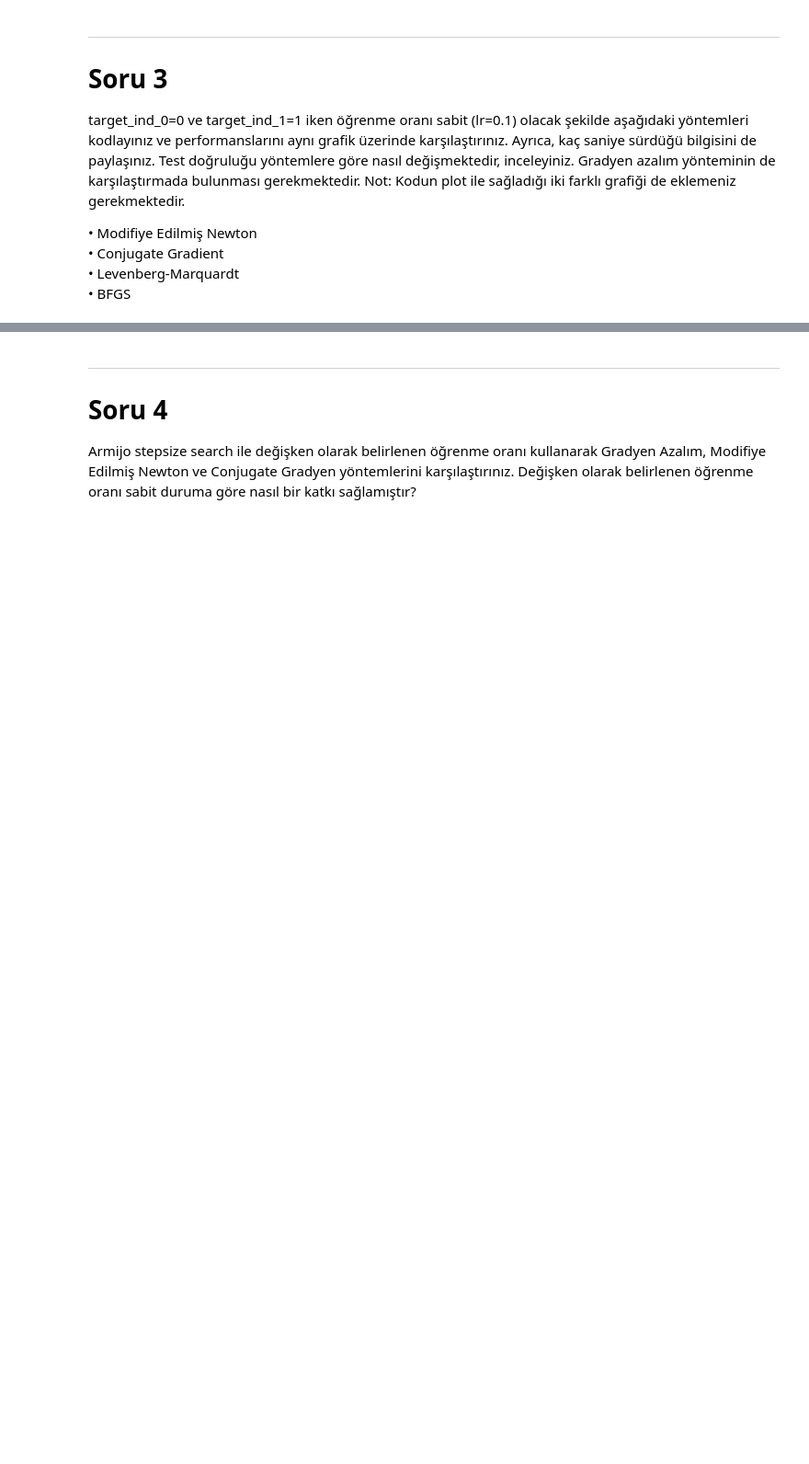
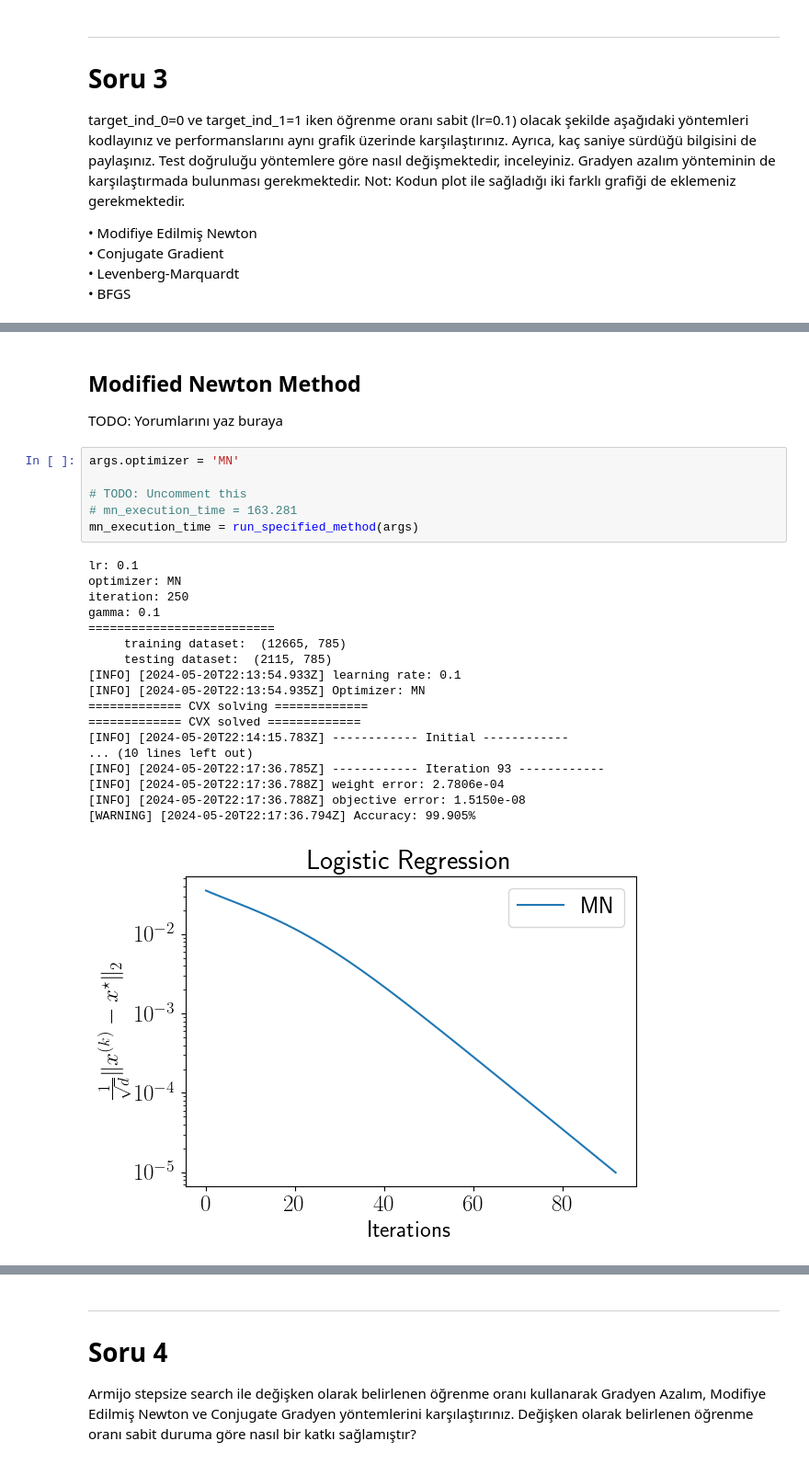
Before and after one commit to ondergormez/BLM6113_Advanced_Optimization, a Jupyter notebook: 02-Homeworks/Homework2/Homework2.ipynb, the cells around one changed output, grey strips where cells are left out. Shown at 92% size. Drawn from its saved outputs; the diff is of its cells as text; blank space fills up the shorter version.

```diff
--- a/02-Homeworks/Homework2/Homework2.ipynb
+++ b/02-Homeworks/Homework2/Homework2.ipynb
@@ -92,0 +213,28 @@ target_ind_0=0 ve target_ind_1=1 iken öğrenme oranı sabit (lr=0.1) olacak şe
+# %% [markdown]
+## Modified Newton Method
+TODO: Yorumlarını yaz buraya
+# %%
+args.optimizer = 'MN'
+
+# TODO: Uncomment this
+# mn_execution_time = 163.281
+mn_execution_time = run_specified_method(args)
+# %% [output]
+lr: 0.1
+optimizer: MN
+iteration: 250
+gamma: 0.1
+==========================
+     training dataset:  (12665, 785)
+     testing dataset:  (2115, 785)
+[INFO] [2024-05-20T22:13:54.933Z] learning rate: 0.1
+[INFO] [2024-05-20T22:13:54.935Z] Optimizer: MN
+============= CVX solving =============
+============= CVX solved =============
+[INFO] [2024-05-20T22:14:15.783Z] ------------ Initial ------------
+... (10 lines left out)
+[INFO] [2024-05-20T22:17:36.785Z] ------------ Iteration 93 ------------
+[INFO] [2024-05-20T22:17:36.788Z] weight error: 2.7806e-04
+[INFO] [2024-05-20T22:17:36.788Z] objective error: 1.5150e-08
+[WARNING] [2024-05-20T22:17:36.794Z] Accuracy: 99.905%
+[figure, added]
```
Also changed, not shown: parts of 25 cells of this notebook.
